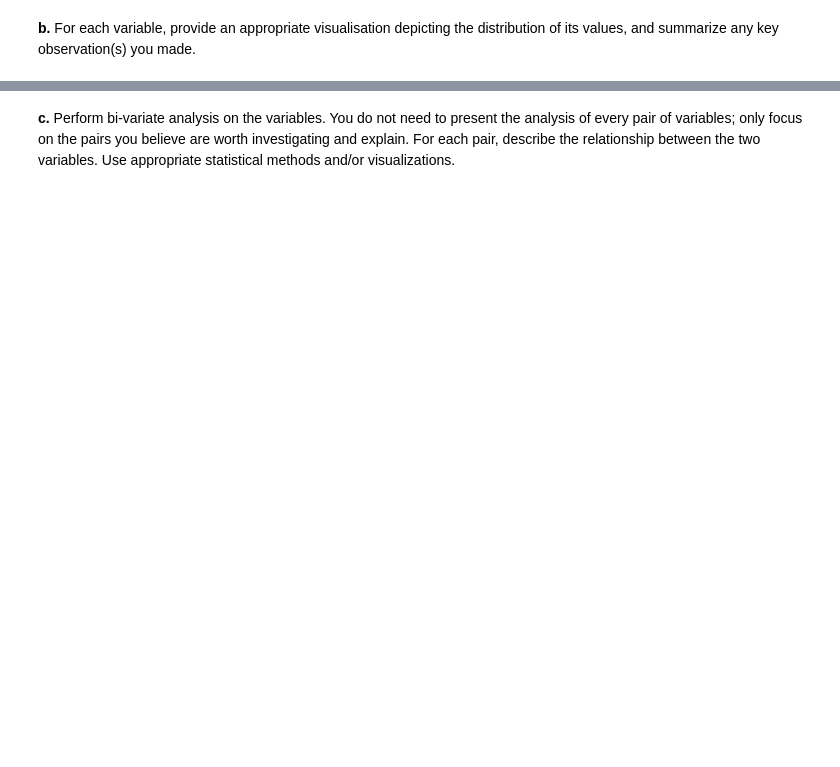
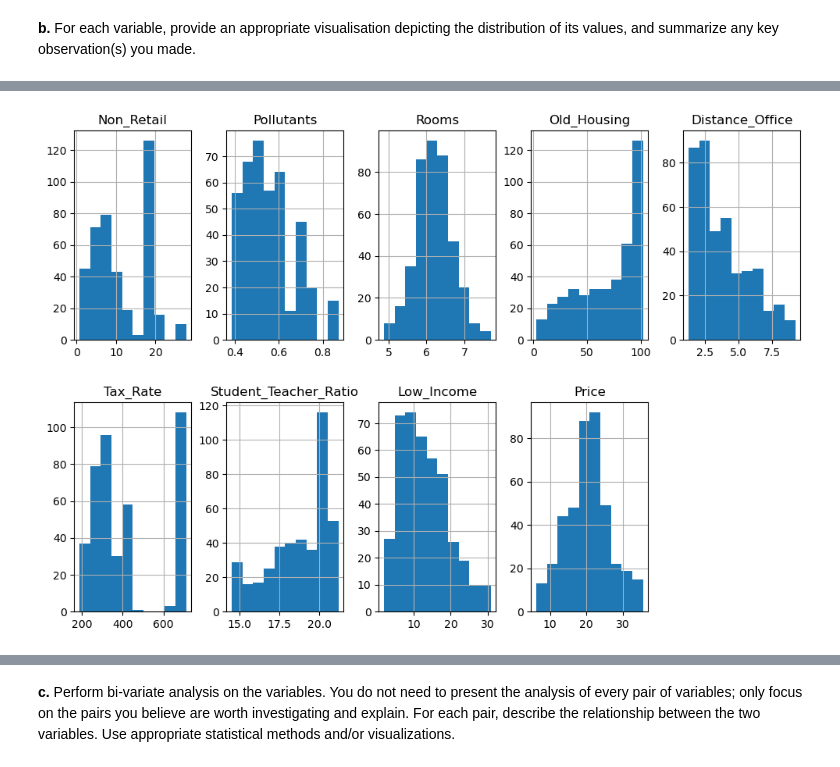
Before and after one commit to miniminhanh/CS105-project, a Jupyter notebook: CS105 Project Submission (Final) 2026.ipynb, the cells around one changed output, grey strips where cells are left out. Cells and saved outputs as stored; diff of their text form; code cells hidden in the pictures; blank space fills up the shorter version.

```diff
--- a/CS105 Project Submission (Final) 2026.ipynb
+++ b/CS105 Project Submission (Final) 2026.ipynb
@@ -71,0 +361,6 @@ Include both Part I and Part II to produce a self-contained notebook. You may fi
+# %%
+df_numerics = df[["Non_Retail","Pollutants","Rooms","Old_Housing","Distance_Office","Tax_Rate","Student_Teacher_Ratio", "Low_Income", "Price"]]
+df_numerics.hist(layout=(2, 5), figsize=(12, 8))
+plt.show()
+# %% [output]
+[figure, added]
```
Also changed, not shown: parts of 64 cells of this notebook.
